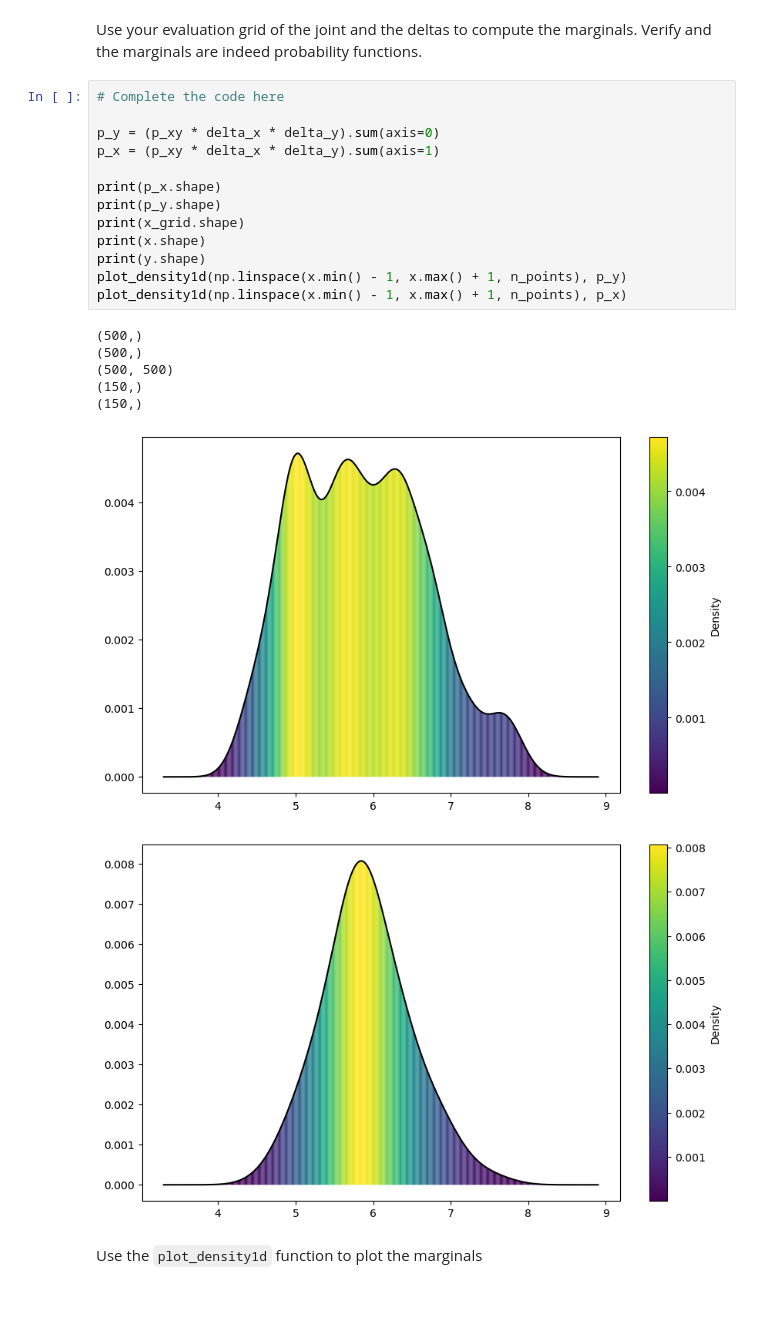
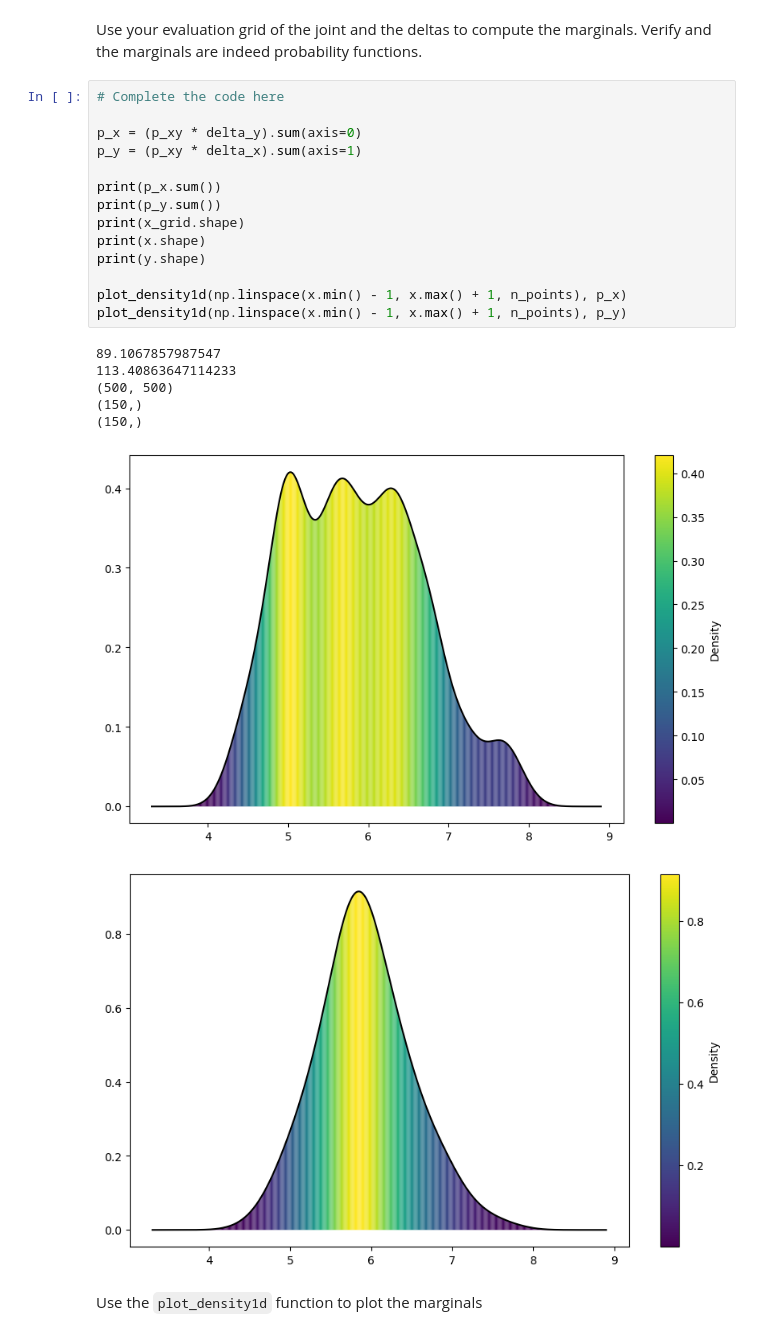
Before and after one commit to Arkanthara/data-mining, a Jupyter notebook: TP1b.ipynb, the cells around one changed output. Cells and saved outputs as stored; diff of their text form; blank space fills up the shorter version.

```diff
--- a/TP1b.ipynb
+++ b/TP1b.ipynb
@@ -73,24 +80,25 @@ Use your evaluation grid of the joint and the deltas to compute the marginals. V
 # %%
 # Complete the code here
 
-p_y = (p_xy * delta_x * delta_y).sum(axis=0)
-p_x = (p_xy * delta_x * delta_y).sum(axis=1)
+p_x = (p_xy * delta_y).sum(axis=0)
+p_y = (p_xy * delta_x).sum(axis=1)
 
-print(p_x.shape)
-print(p_y.shape)
+print(p_x.sum())
+print(p_y.sum())
 print(x_grid.shape)
 print(x.shape)
 print(y.shape)
+
+plot_density1d(np.linspace(x.min() - 1, x.max() + 1, n_points), p_x)
 plot_density1d(np.linspace(x.min() - 1, x.max() + 1, n_points), p_y)
-plot_density1d(np.linspace(x.min() - 1, x.max() + 1, n_points), p_x)
 # %% [output]
-(500,)
-(500,)
+89.1067857987547
+113.40863647114233
 (500, 500)
 (150,)
 (150,)
-[figure, old version]
+[figure, new version]
-[figure, old version]
+[figure, new version]
 # %% [markdown]
 Use the `plot_density1d` function to plot the marginals
 # %%
```
Also changed, not shown: parts of 4 cells of this notebook, 1 other file.
